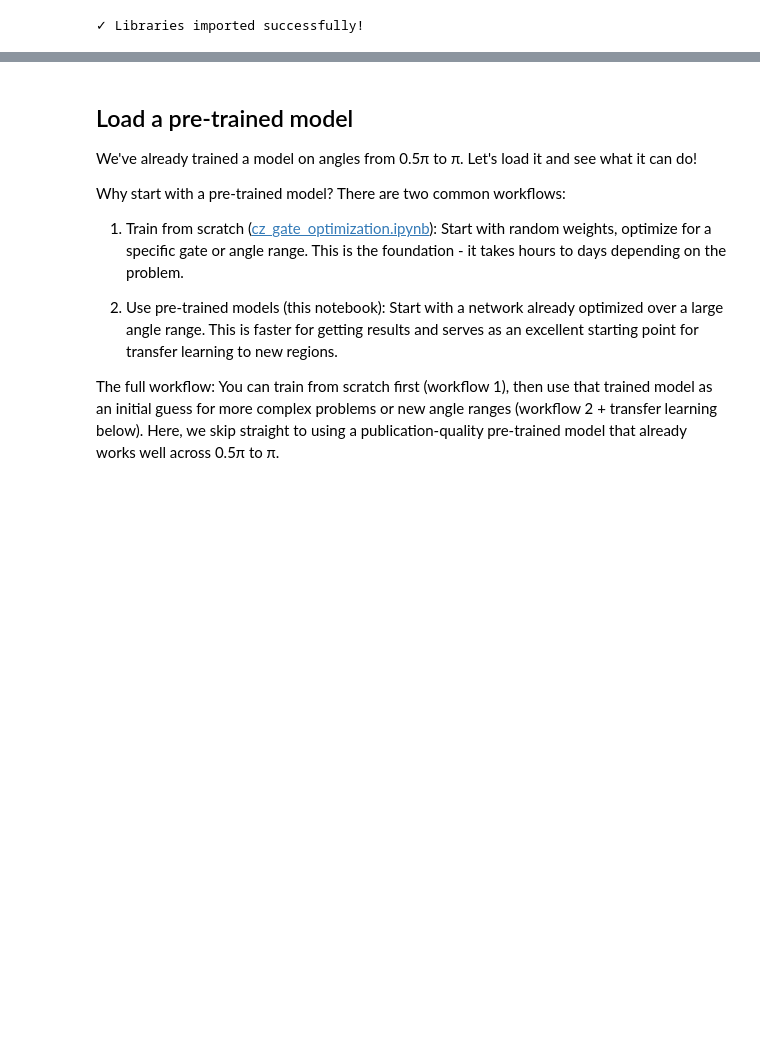
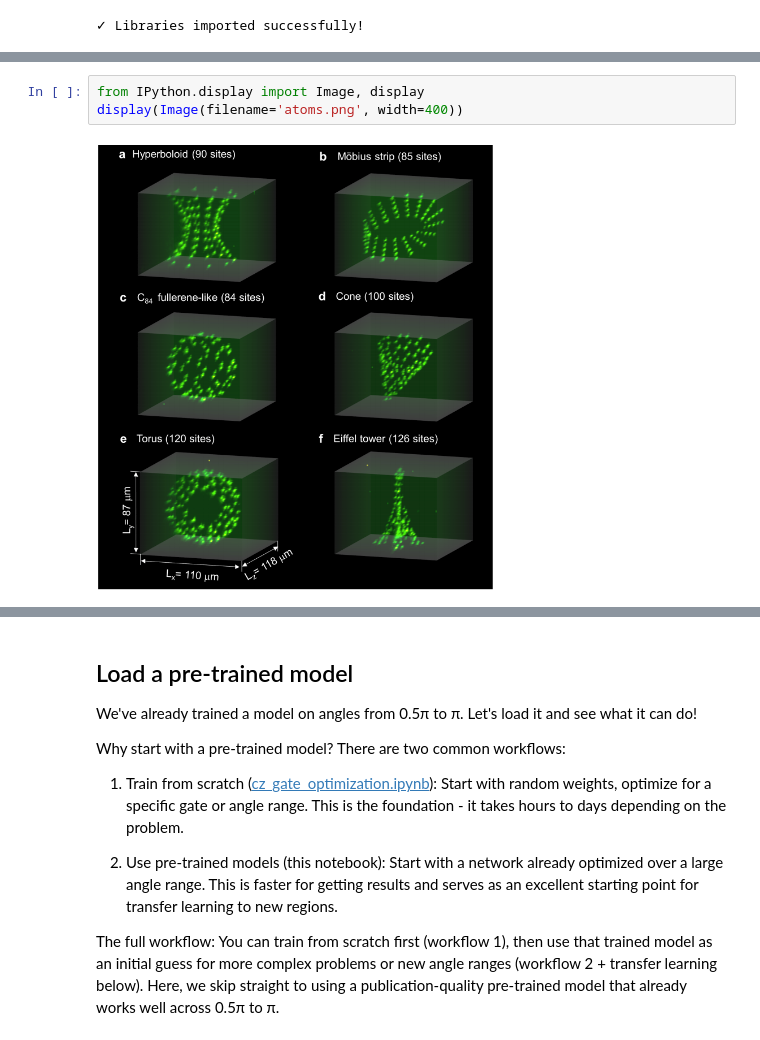
Before and after one commit to quantockhills/qneural, a Jupyter notebook: examples/getting_started_2qubit.ipynb, the cells around one changed output, grey strips where cells are left out. Cells and saved outputs as stored; diff of their text form; blank space fills up the shorter version.

Commit message:
docs: Embed image in notebook for GitHub display

```diff
--- a/examples/getting_started_2qubit.ipynb
+++ b/examples/getting_started_2qubit.ipynb
@@ -61 +76,6 @@ print("✓ Libraries imported successfully!")
+# %%
+from IPython.display import Image, display
+display(Image(filename='atoms.png', width=400))
+# %% [output]
+[figure, added]
 # %% [markdown]
```
Also changed, not shown: parts of 2 cells of this notebook.
